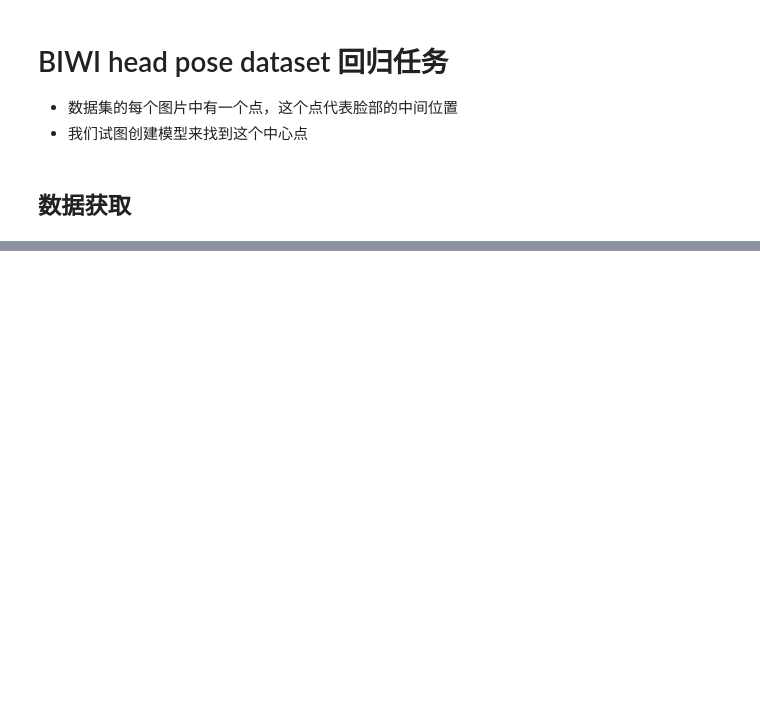
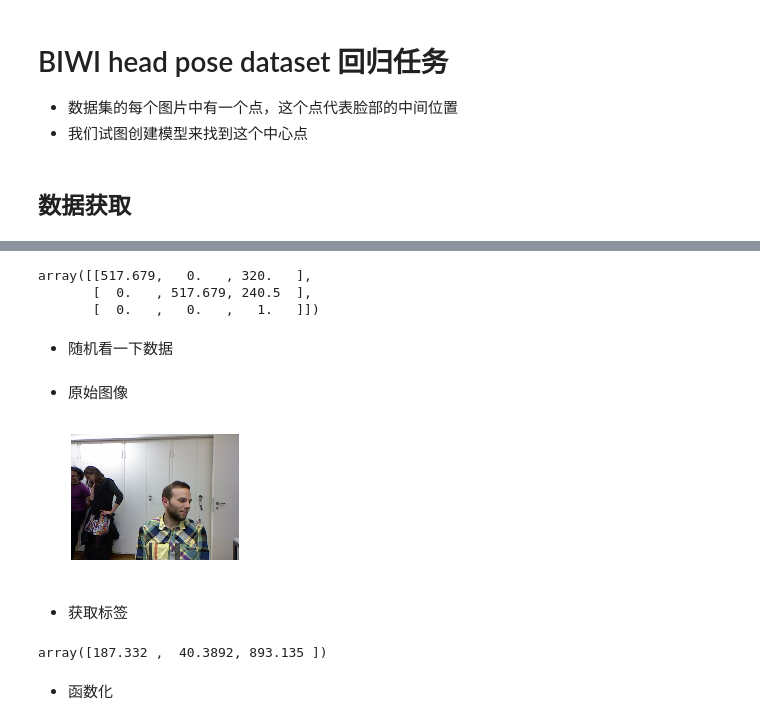
Before and after one commit to AutuanLiu/Fastai-Notes-V3, a Jupyter notebook: fastai_DL_nbs/lesson03_head_pose.ipynb, the cells around one changed output, grey strips where cells are left out. Drawn from its saved outputs; the diff is of its cells as text; code cells hidden in the pictures; blank space fills up the shorter version.

```diff
--- a/fastai_DL_nbs/lesson03_head_pose.ipynb
+++ b/fastai_DL_nbs/lesson03_head_pose.ipynb
@@ -22,3 +22,20 @@ Downloading https://s3.amazonaws.com/fast-ai-imagelocal/biwi_head_pose
 # %%
-cal = np.genfromtxt(path/'01'/'rgb.cal', skip_footer=6)
+cal = np.genfromtxt(root/'01'/'rgb.cal', skip_footer=6)
 cal
+# %% [output]
+array([[517.679,   0.   , 320.   ],
+       [  0.   , 517.679, 240.5  ],
+       [  0.   ,   0.   ,   1.   ]])
+# %% [markdown]
+- 随机看一下数据
+# %%
+fname = root/'09/frame_00667_rgb.jpg'
+# %% [markdown]
+- 原始图像
+# %%
+img = open_image(fn=fname)
+img.show()
+# %% [output]
+[figure, added]
+# %% [markdown]
+- 获取标签
@@ -24,0 +45,7 @@ cal
+# %%
+ctr = np.genfromtxt(img2txt_name(fname), skip_header=3)
+ctr
+# %% [output]
+array([187.332 ,  40.3892, 893.135 ])
+# %% [markdown]
+- 函数化
```
Also changed, not shown: parts of 42 cells of this notebook, 2 other files.
